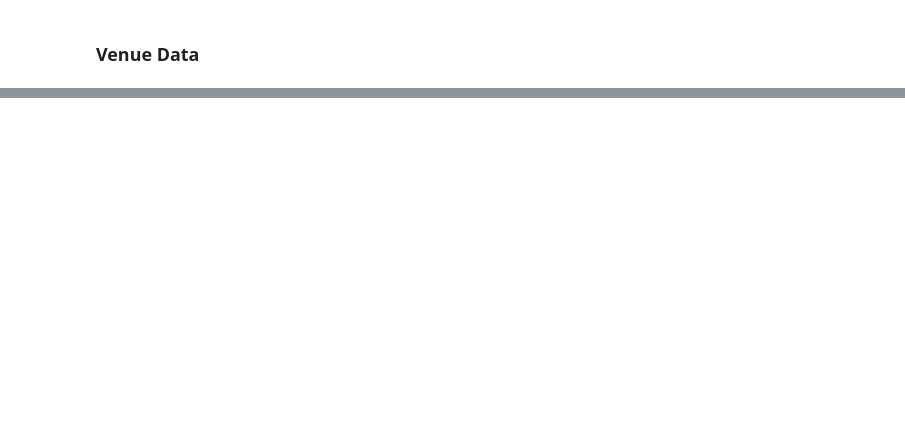
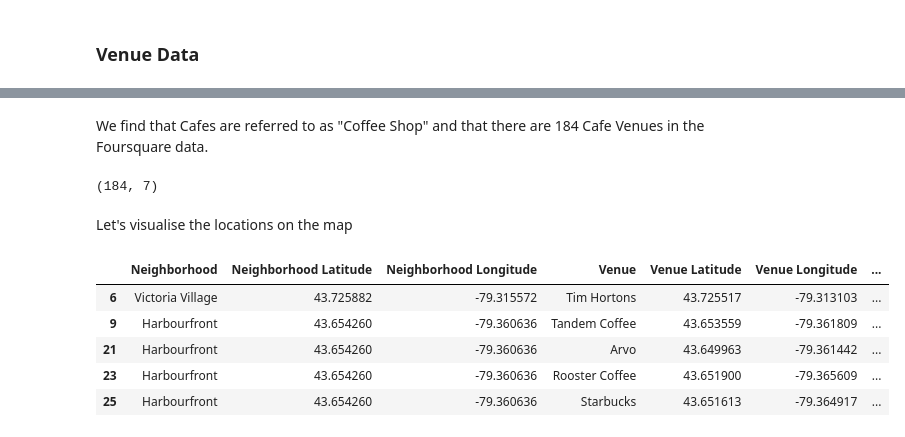
Before and after one commit to ptran217/Coursera_Capstone, a Jupyter notebook: capstone_notebook.ipynb, the cells around one changed output, grey strips where cells are left out. Cells and saved outputs as stored; diff of their text form; code cells hidden in the pictures; blank space fills up the shorter version.

```diff
--- a/capstone_notebook.ipynb
+++ b/capstone_notebook.ipynb
@@ -148,0 +231,18 @@ def getNearbyVenues(names, latitudes, longitudes, radius=500):
+# %% [markdown]
+We find that Cafes are referred to as "Coffee Shop" and that there are 184 Cafe Venues in the Foursquare data.
+# %%
+venues[venues['Venue Category']=="Coffee Shop"].shape
+# %% [output]
+(184, 7)
+# %% [markdown]
+Let's visualise the locations on the map
+# %%
+cafe_data = venues[venues['Venue Category']=="Coffee Shop"]
+cafe_data.head()
+# %% [output]
+|  | Neighborhood | Neighborhood Latitude | Neighborhood Longitude | Venue | Venue Latitude | Venue Longitude | ... |
+| 6 | Victoria Village | 43.725882 | -79.315572 | Tim Hortons | 43.725517 | -79.313103 | ... |
+| 9 | Harbourfront | 43.654260 | -79.360636 | Tandem Coffee | 43.653559 | -79.361809 | ... |
+| 21 | Harbourfront | 43.654260 | -79.360636 | Arvo | 43.649963 | -79.361442 | ... |
+| 23 | Harbourfront | 43.654260 | -79.360636 | Rooster Coffee | 43.651900 | -79.365609 | ... |
+| 25 | Harbourfront | 43.654260 | -79.360636 | Starbucks | 43.651613 | -79.364917 | ... |
```
Also changed, not shown: parts of 13 cells of this notebook.
